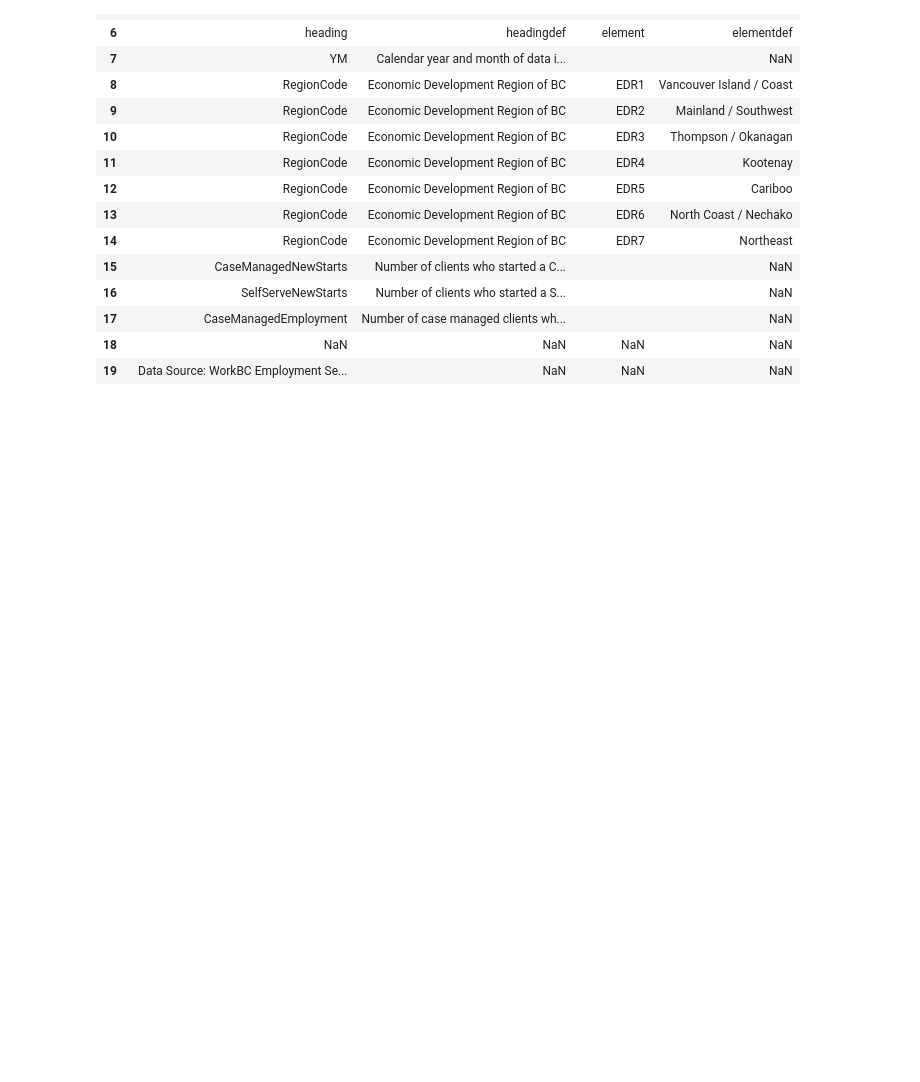
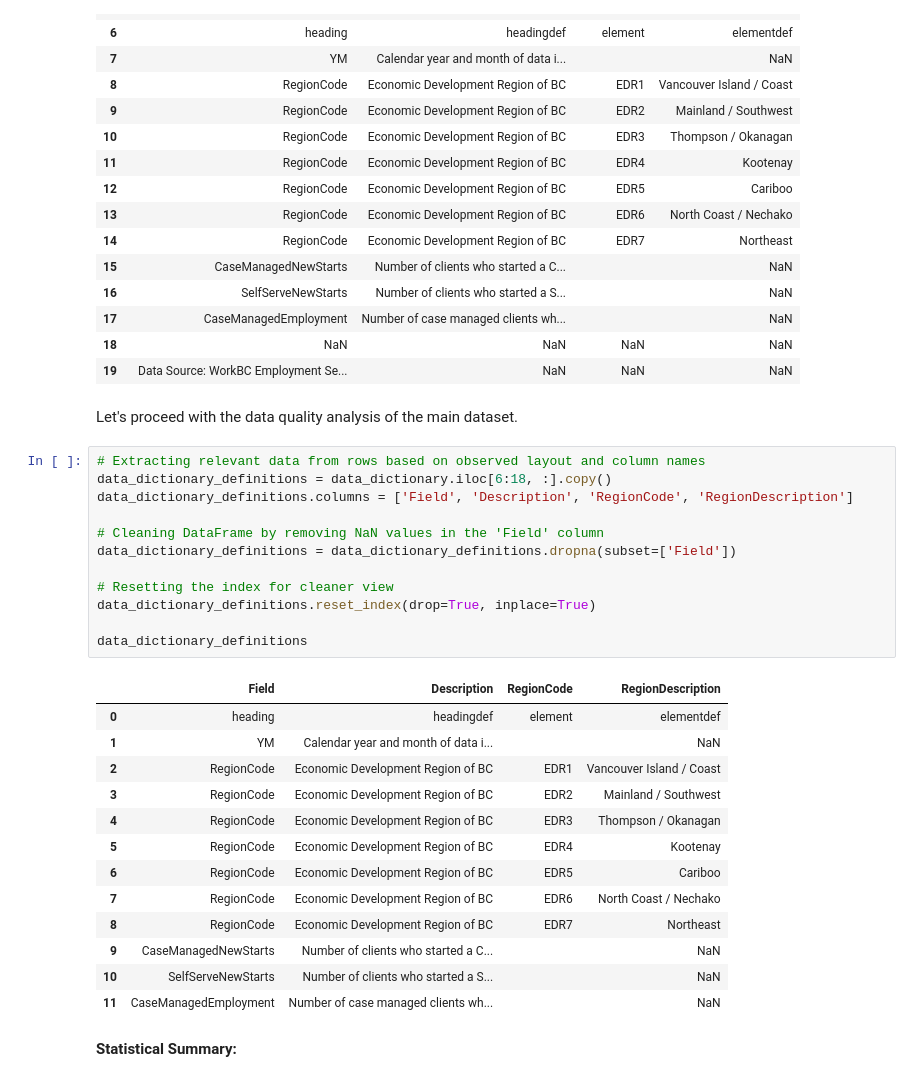
Before and after one commit to fahimalamabir/datatuneanalytics, a Jupyter notebook: WorkBC_Employment_Services_by_Region.ipynb, the cells around one changed output. Drawn from its saved outputs; the diff is of its cells as text; blank space fills up the shorter version.

```diff
--- a/WorkBC_Employment_Services_by_Region.ipynb
+++ b/WorkBC_Employment_Services_by_Region.ipynb
@@ -85,3 +85,33 @@ data_dictionary.iloc[3:25, :]
 | 17 | CaseManagedEmployment | Number of case managed clients wh... |  | NaN |
 | 18 | NaN | NaN | NaN | NaN |
 | 19 | Data Source: WorkBC Employment Se... | NaN | NaN | NaN |
+# %% [markdown]
+Let's proceed with the data quality analysis of the main dataset.
+# %%
+# Extracting relevant data from rows based on observed layout and column names
+data_dictionary_definitions = data_dictionary.iloc[6:18, :].copy()
+data_dictionary_definitions.columns = ['Field', 'Description', 'RegionCode', 'RegionDescription']
+
+# Cleaning DataFrame by removing NaN values in the 'Field' column
+data_dictionary_definitions = data_dictionary_definitions.dropna(subset=['Field'])
+
+# Resetting the index for cleaner view
+data_dictionary_definitions.reset_index(drop=True, inplace=True)
+
+data_dictionary_definitions
+# %% [output]
+|  | Field | Description | RegionCode | RegionDescription |
+| 0 | heading | headingdef | element | elementdef |
+| 1 | YM | Calendar year and month of data i... |  | NaN |
+| 2 | RegionCode | Economic Development Region of BC | EDR1 | Vancouver Island / Coast |
+| 3 | RegionCode | Economic Development Region of BC | EDR2 | Mainland / Southwest |
+| 4 | RegionCode | Economic Development Region of BC | EDR3 | Thompson / Okanagan |
+| 5 | RegionCode | Economic Development Region of BC | EDR4 | Kootenay |
+| 6 | RegionCode | Economic Development Region of BC | EDR5 | Cariboo |
+| 7 | RegionCode | Economic Development Region of BC | EDR6 | North Coast / Nechako |
+| 8 | RegionCode | Economic Development Region of BC | EDR7 | Northeast |
+| 9 | CaseManagedNewStarts | Number of clients who started a C... |  | NaN |
+| 10 | SelfServeNewStarts | Number of clients who started a S... |  | NaN |
+| 11 | CaseManagedEmployment | Number of case managed clients wh... |  | NaN |
+# %% [markdown]
+**Statistical Summary:**
```
Also changed, not shown: parts of 3 cells of this notebook.
